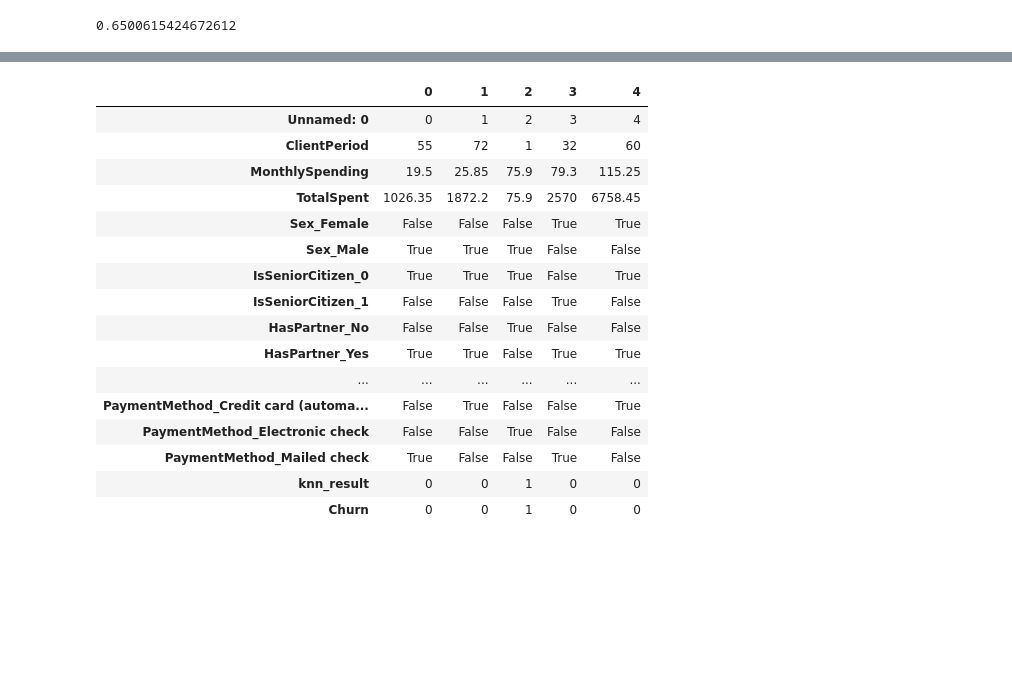
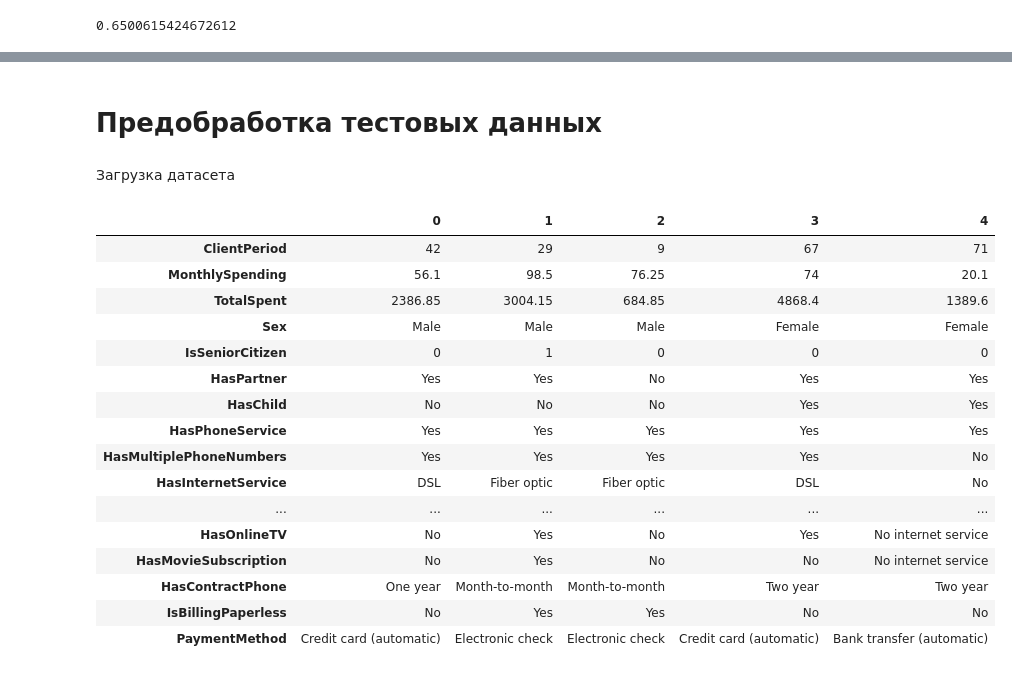
Before and after one commit to ValShm/mipt-ml-homeworks, a Jupyter notebook: homeworks/mipt-machine-learning/telecom/preprocessing.ipynb, the cells around one changed output, grey strips where cells are left out. Drawn from its saved outputs; the diff is of its cells as text; code cells hidden in the pictures; blank space fills up the shorter version.

```diff
--- a/homeworks/mipt-machine-learning/telecom/preprocessing.ipynb
+++ b/homeworks/mipt-machine-learning/telecom/preprocessing.ipynb
@@ -11,10 +11,8 @@
 # %%
 import pandas as pd
 import numpy as np
-import seaborn as sns
-from matplotlib import pyplot as plt
 
-base_dir = "../../datasets/csv/telecom/"
+base_dir = "../../../datasets/csv/telecom/"
 # %% [markdown]
 Загрузка датасета
 # %%
@@ -261,20 +274,25 @@ preprocessed.head().T
+# %% [markdown]
+# Предобработка тестовых данных
+# %% [markdown]
+Загрузка датасета
 # %%
-pd.read_csv(base_dir + "train_preprocessed.csv").head().T
+test = pd.read_csv(base_dir + "test.csv")
+test.head().T
 # %% [output]
 |  | 0 | 1 | 2 | 3 | 4 |
-| Unnamed: 0 | 0 | 1 | 2 | 3 | 4 |
-| ClientPeriod | 55 | 72 | 1 | 32 | 60 |
-| MonthlySpending | 19.5 | 25.85 | 75.9 | 79.3 | 115.25 |
-| TotalSpent | 1026.35 | 1872.2 | 75.9 | 2570 | 6758.45 |
-| Sex_Female | False | False | False | True | True |
-| Sex_Male | True | True | True | False | False |
-| IsSeniorCitizen_0 | True | True | True | False | True |
-| IsSeniorCitizen_1 | False | False | False | True | False |
-| HasPartner_No | False | False | True | False | False |
-| HasPartner_Yes | True | True | False | True | True |
+| ClientPeriod | 42 | 29 | 9 | 67 | 71 |
+| MonthlySpending | 56.1 | 98.5 | 76.25 | 74 | 20.1 |
+| TotalSpent | 2386.85 | 3004.15 | 684.85 | 4868.4 | 1389.6 |
+| Sex | Male | Male | Male | Female | Female |
+| IsSeniorCitizen | 0 | 1 | 0 | 0 | 0 |
+| HasPartner | Yes | Yes | No | Yes | Yes |
+| HasChild | No | No | No | Yes | Yes |
+| HasPhoneService | Yes | Yes | Yes | Yes | Yes |
+| HasMultiplePhoneNumbers | Yes | Yes | Yes | Yes | No |
+| HasInternetService | DSL | Fiber optic | Fiber optic | DSL | No |
 | ... | ... | ... | ... | ... | ... |
-| PaymentMethod_Credit card (automa... | False | True | False | False | True |
-| PaymentMethod_Electronic check | False | False | True | False | False |
-| PaymentMethod_Mailed check | True | False | False | True | False |
-| knn_result | 0 | 0 | 1 | 0 | 0 |
-| Churn | 0 | 0 | 1 | 0 | 0 |
+| HasOnlineTV | No | Yes | No | Yes | No internet service |
+| HasMovieSubscription | No | Yes | No | No | No internet service |
+| HasContractPhone | One year | Month-to-month | Month-to-month | Two year | Two year |
+| IsBillingPaperless | No | Yes | Yes | No | No |
+| PaymentMethod | Credit card (automatic) | Electronic check | Electronic check | Credit card (automatic) | Bank transfer (automatic) |
```
Also changed, not shown: parts of 49 cells of this notebook.
